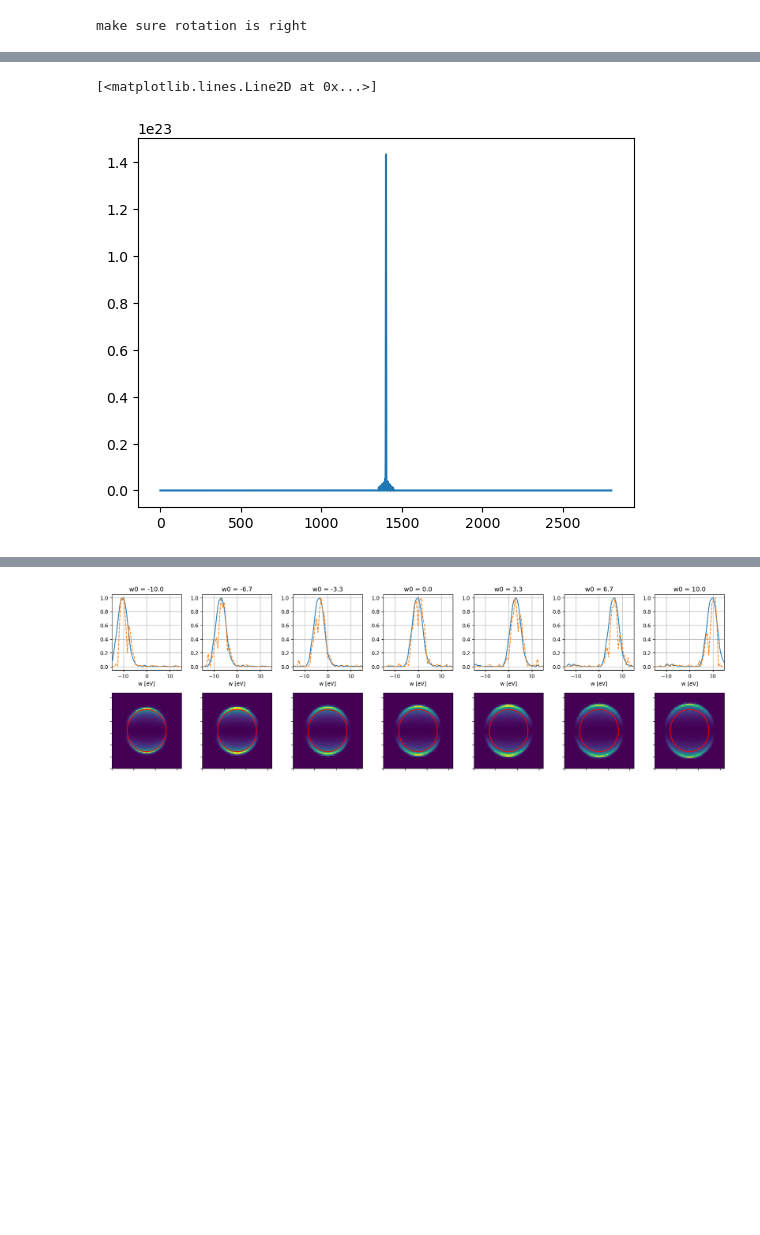
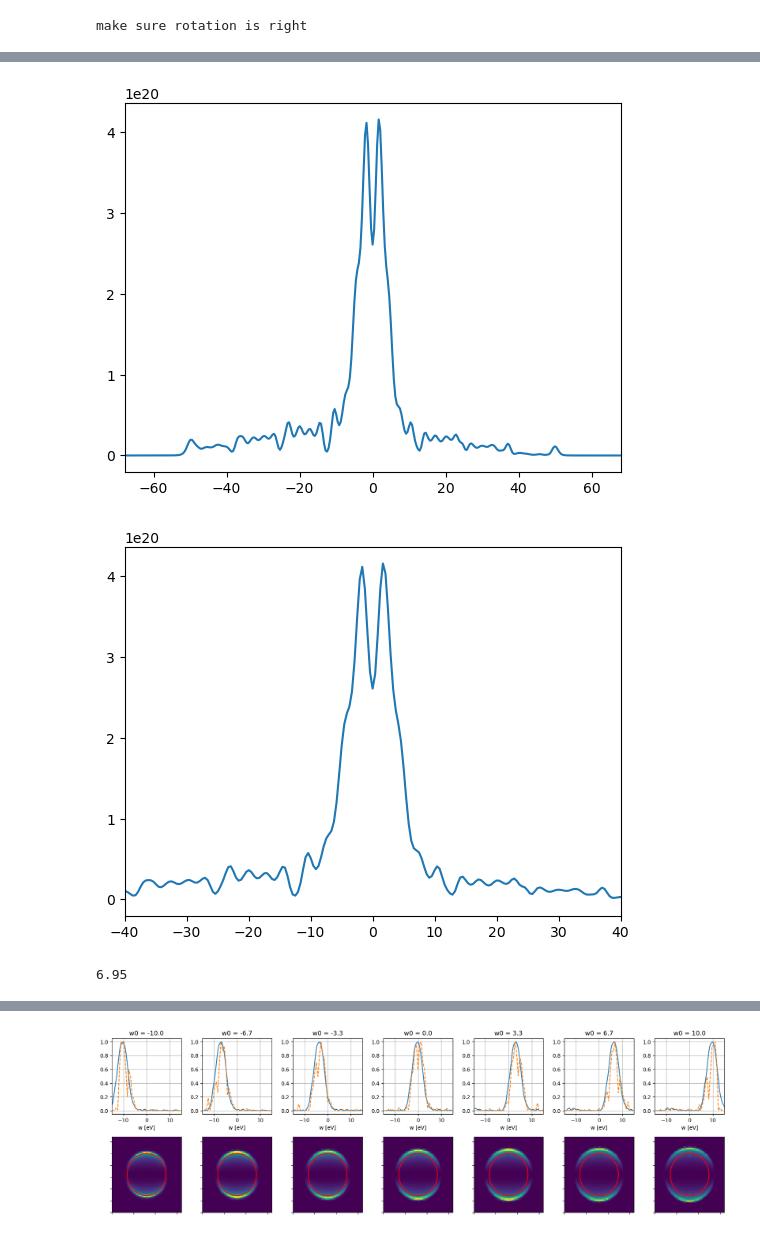
Before and after one commit to parisfranz/cVMI, a Jupyter notebook: Calibration_X510.ipynb, the cells around one changed output, grey strips where cells are left out. Saved outputs shown, nothing was run; the diff lists cells and outputs as text; code cells hidden in the pictures; blank space fills up the shorter version.

```diff
--- a/Calibration_X510.ipynb
+++ b/Calibration_X510.ipynb
@@ -302,8 +319,9 @@ def eV(wavelen):
     'wavelen in nm'
     return 1e2 * 6.64 * 2.99 / (wavelen * 1.6)
 # %%
-vls_nm=px_2_nm(np.arange(1024), 6, 1)
-vls_eV=eV(vls_nm)
+#vls_nm=px_2_nm(np.arange(2048), 6, 1)
+vls_nm=px_2_nm(np.arange(2048),5.189, 4.)
+vls_eV=eV(vls_nm)[1024:]
 # %%
 plt.plot(vls_eV, specs[1])
 # %% [output]
@@ -351,5 +369,5 @@ Text(0.5, 1.0, 'roll by 274 in order to center w0 at pixel 512')
 # %%
-pixpereV = 29.471
+pixpereV = 6.95 #29.471
 resid = np.load('bg_run_286_Mar.npy') #dipole bg
 
 N = 2801
@@ -592,0 +594,5 @@ To use the future default and silence this warning we advise to pass `rcond=None
+# %%
+N = 2801
+xf = np.arange(-N/2-1/2,N/2-1/2,1)/np.abs(vNaxis['t_sample'][0])/2
+# xf = np.arange(-N/2+1/2,N/2+1/2,1)/((vNaxis['t_sample'][-1] - vNaxis['t_sample'][0])) #using tsample range
+eV = 1239.84*(2*np.pi*xf)/2.9979E8/(2*np.pi)*1e-9
@@ -593,5 +623,15 @@ To use the future default and silence this warning we advise to pass `rcond=None
 # %%
-plt.plot(Ew*Ew.conj())
+plt.plot(eV,Ew*Ew.conj())
+plt.xlim((vls_eV - vls_eV[512])[0],-(vls_eV - vls_eV[512])[0])# (vls_eV - vls_eV[512])[-1])
+plt.show()
+
+plt.plot(eV,Ew*Ew.conj())
+plt.xlim(-40,40)
+plt.show()
 # %% [output]
-[<matplotlib.lines.Line2D at 0x...>]
-[figure, old version]
+[figure, new version]
+[figure, added]
+# %%
+pixpereV
+# %% [output]
+6.95
```
Also changed, not shown: parts of 27 cells of this notebook, 48 other files.
